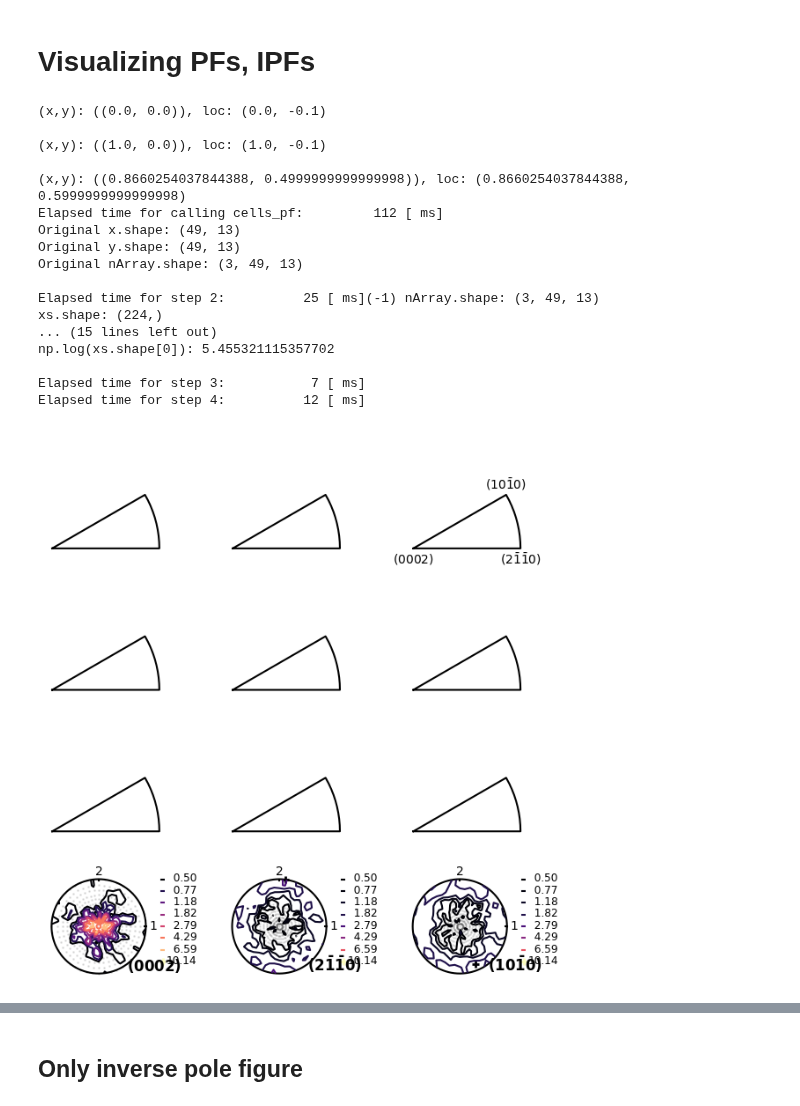
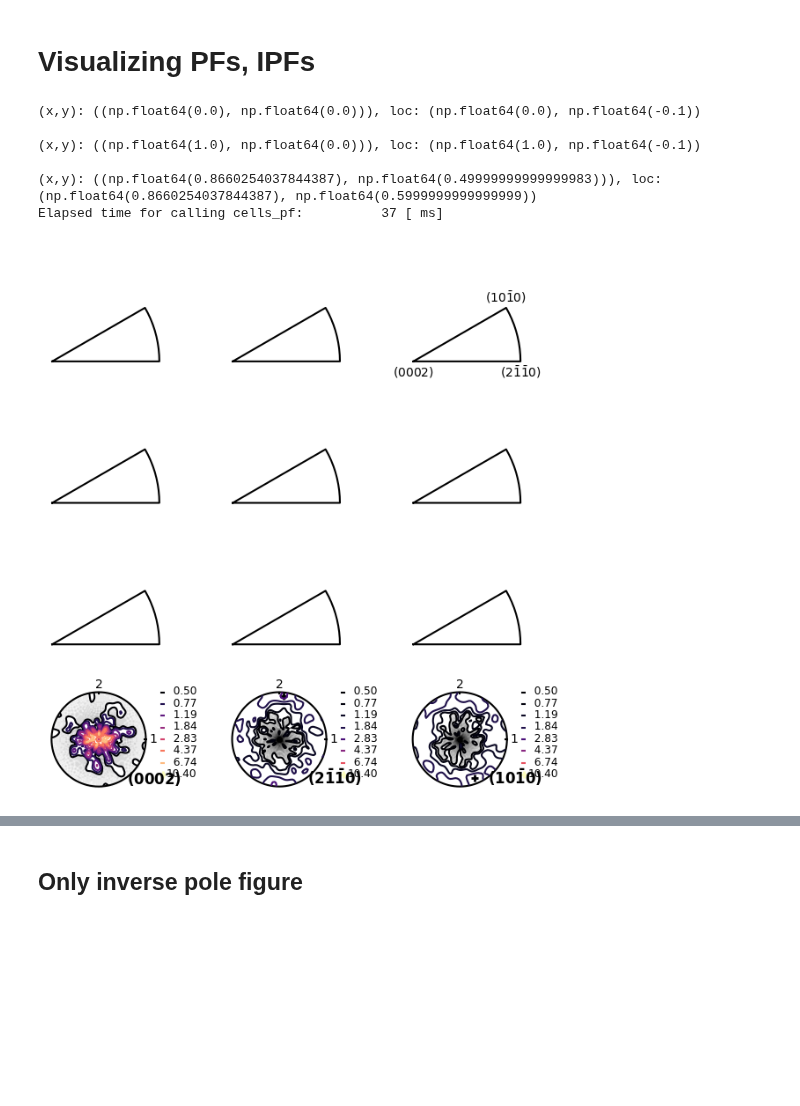
Before and after one commit to youngung/texture3, a Jupyter notebook: ipynb/ipf.ipynb, the cells around one changed output, grey strips where cells are left out. Drawn from its saved outputs; the diff is of its cells as text; code cells hidden in the pictures; blank space fills up the shorter version.

```diff
--- a/ipynb/ipf.ipynb
+++ b/ipynb/ipf.ipynb
@@ -95,50 +95,39 @@ for ip, pole in enumerate(poles):
     #    #if ip==2: plt.colorbar(cnt)
     pass
 ## deco
 for i, ax in enumerate(axes[:-1,:].flatten()):
     ax.set_axis_off()
     ax.plot(*triangle,zorder=10,c='k')
     ax.set_aspect('equal')
     #ax.plot(*upf.__circle__(),'-k')
 for i, ax in enumerate(axes[:-1,:].flatten()):
     ax.set_xlim(-0.05,1.05)
     ax.set_ylim(-0.05,1.05)
 
 for j, miller in enumerate([a,b,c]):
     x,y=upf.projection(-sym.calc_cvec(miller=miller,fnsx=fnsx))
     t=''
     for i, v in enumerate(miller):
         #if v>0: t='%i'%v
         if v<0: tx=r'\bar{%i}'%-v
         else: tx='%i'%v
         t=f'{t}%s'%tx
     t=rf'$({t})$'
     if j<2 : loc=(x,y-0.1)
     if j==2: loc=(x,y+0.1)
     print(f'\n(x,y): ({x,y}), loc: {loc}')
     axes[0,-1].text(*loc,t,va='center',ha='center')
 
 ## plot pole figures
-mypf.pf_new(axs=axes[-1,:],poles=cpoles,dth=dth,dph=dph,csym=csym,cang=cang,cdim=cdim)
+mypf.pf_new(axs=axes[-1,:],poles=cpoles,dth=dth,dph=dph,csym=csym,cang=cang,cdim=cdim,ismooth=3)
 # %% [output]
-(x,y): ((0.0, 0.0)), loc: (0.0, -0.1)
+(x,y): ((np.float64(0.0), np.float64(0.0))), loc: (np.float64(0.0), np.float64(-0.1))
 
-(x,y): ((1.0, 0.0)), loc: (1.0, -0.1)
+(x,y): ((np.float64(1.0), np.float64(0.0))), loc: (np.float64(1.0), np.float64(-0.1))
 
-(x,y): ((0.8660254037844388, 0.4999999999999998)), loc: (0.8660254037844388, 0.5999999999999998)
-Elapsed time for calling cells_pf:         112 [ ms]
-Original x.shape: (49, 13)
-Original y.shape: (49, 13)
-Original nArray.shape: (3, 49, 13)
-
-Elapsed time for step 2:          25 [ ms](-1) nArray.shape: (3, 49, 13)
-xs.shape: (224,)
-... (15 lines left out)
-np.log(xs.shape[0]): 5.455321115357702
-
-Elapsed time for step 3:           7 [ ms]
-Elapsed time for step 4:          12 [ ms]
+(x,y): ((np.float64(0.8660254037844387), np.float64(0.49999999999999983))), loc: (np.float64(0.8660254037844387), np.float64(0.5999999999999999))
+Elapsed time for calling cells_pf:          37 [ ms]
-[figure, old version]
+[figure, new version]
 # %%
 if True:
     filename='/Users/youngung/repo/evpsc/matData/vpscData/AZ31_SCNU/AZ31_500.tex'
```
Also changed, not shown: parts of 2 cells of this notebook, 4 other files.
